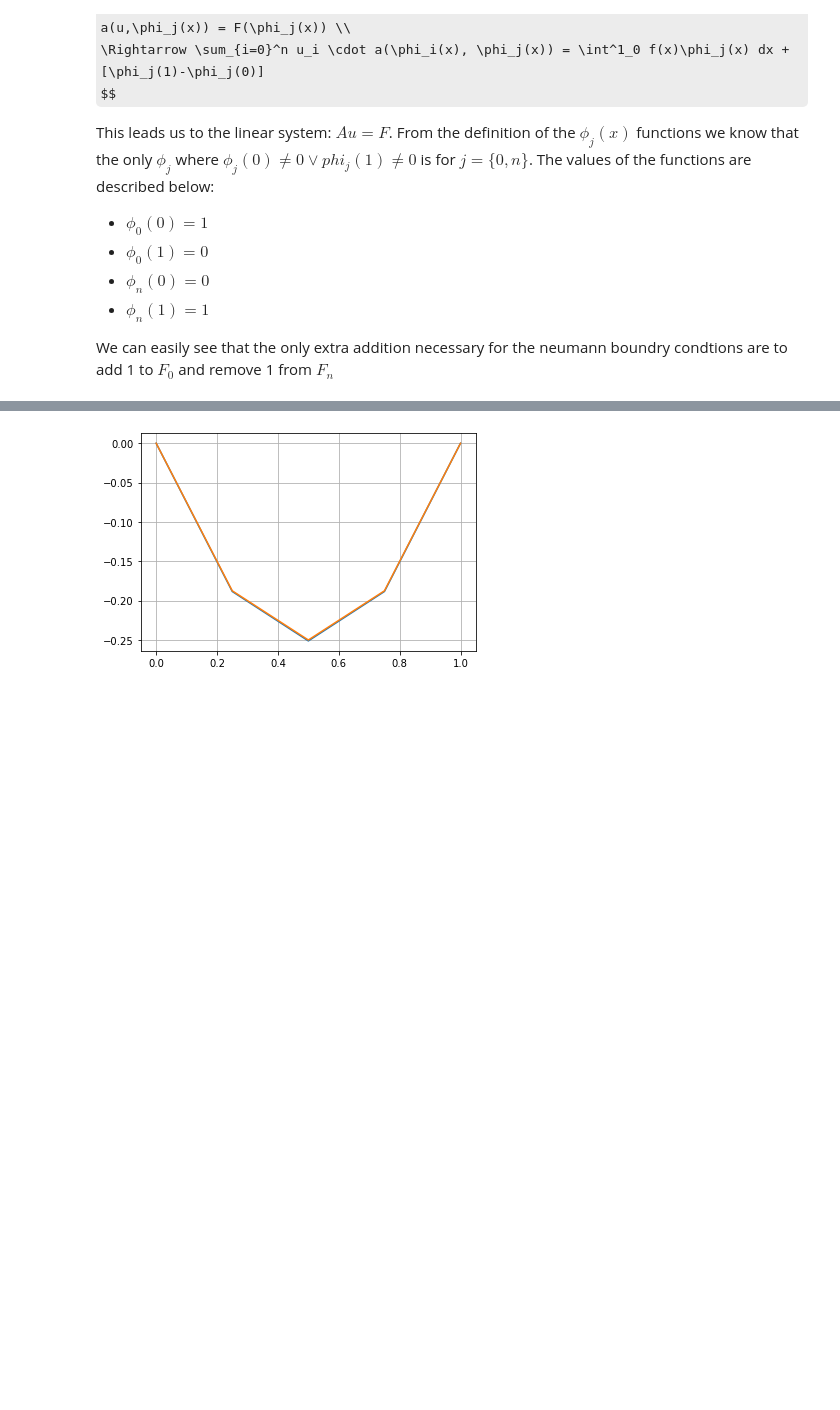
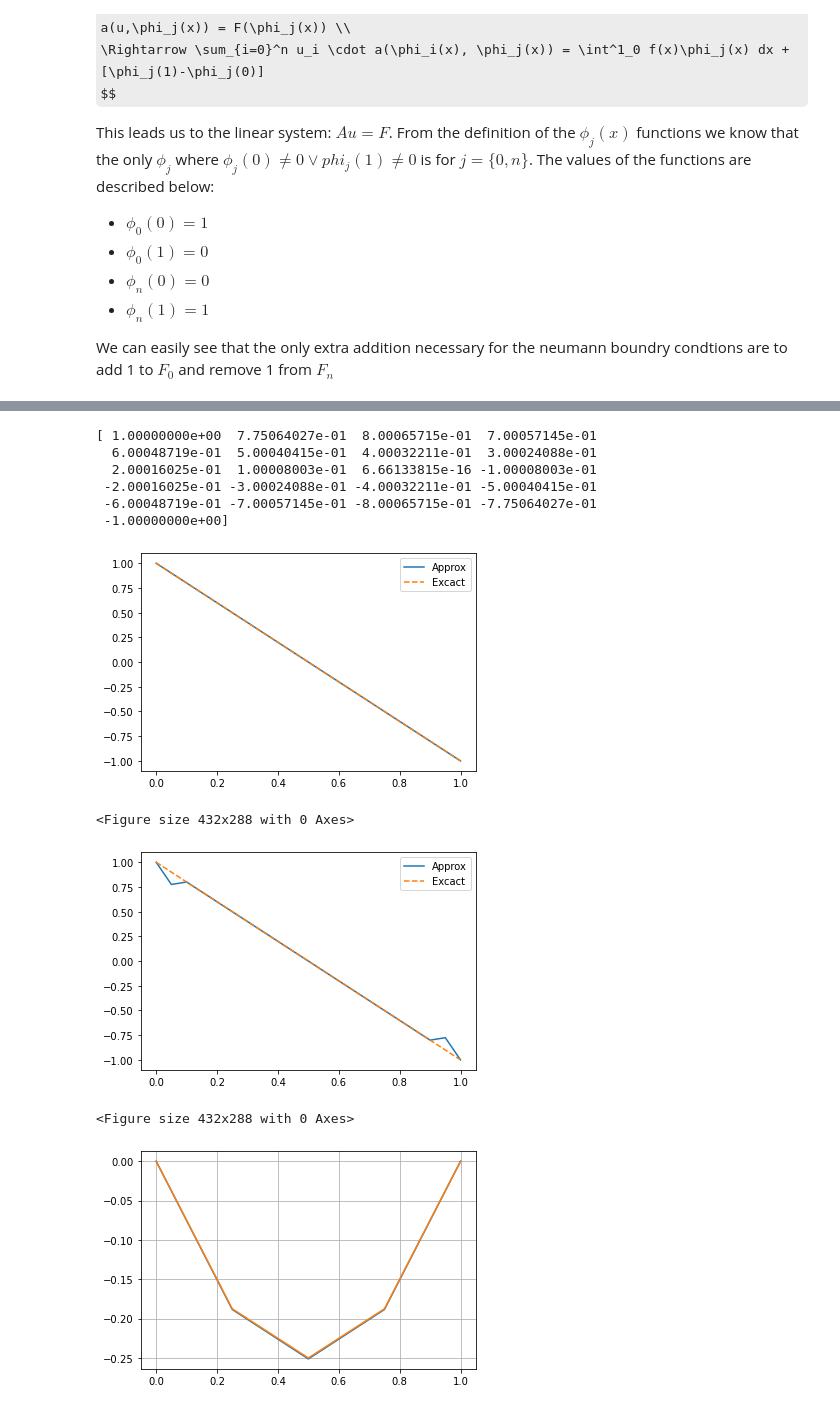
Before and after one commit to augustskog/TMA4220-Project-1, a Jupyter notebook: Project 1.ipynb, the cells around one changed output, grey strips where cells are left out. Cells and saved outputs as stored; diff of their text form; code cells hidden in the pictures; some formulas as TeX source; blank space fills up the shorter version.

```diff
--- a/Project 1.ipynb
+++ b/Project 1.ipynb
@@ -523 +595,58 @@ This results in us having to modify the first and last element of the load vecto
+# %%
+p=1
+s=1
+n=11
+mesh = np.linspace(0,1,n)
+NewMesh = np.linspace(0,1,2*n-1)
+
+
+u_0, u_1 = 1,-1
+
+def testFunction(x):
+    return 1-2*x
+def excact(x):
+    return 1-2*x
+
+A1 = loadMatrix1DLinear(mesh,s)
+F1 = loadVector1D(mesh, 1, testFunction, s)
+A1,F1 = applyDirichletStrongly1D(A1,F1,u_0,u_1,n,1)
+solution1Temp = np.linalg.solve(A1,F1)
+
+solution1 = np.zeros(n)
+solution1[0],solution1[-1] = u_0, u_1
+solution1[1:-1] = solution1Temp
+
+A2 = loadMatrix1DQuadratic(mesh,s)
+F2 = loadVector1D(mesh, 2, testFunction, s)
+A2,F2 = applyDirichletStrongly1D(A2,F2,u_0,u_1,n,2)
+solution2Temp = np.linalg.solve(A2,F2)
+
+solution2 = np.zeros(2*n-1)
+solution2[0],solution2[-1] = u_0, u_1
+solution2[1:-1] = solution2Temp
+
+plt.figure()
+plt.plot(mesh, solution1, label = "Approx")
+plt.plot(mesh, excact(mesh), "--", label = "Excact")
+plt.legend()
+plt.figure()
+
+plt.figure()
+plt.plot(NewMesh, solution2, label = "Approx")
+plt.plot(mesh, excact(mesh), "--", label = "Excact")
+plt.legend()
+plt.figure()
+
+print(solution2)
+# %% [output]
+[ 1.00000000e+00  7.75064027e-01  8.00065715e-01  7.00057145e-01
+  6.00048719e-01  5.00040415e-01  4.00032211e-01  3.00024088e-01
+  2.00016025e-01  1.00008003e-01  6.66133815e-16 -1.00008003e-01
+ -2.00016025e-01 -3.00024088e-01 -4.00032211e-01 -5.00040415e-01
+ -6.00048719e-01 -7.00057145e-01 -8.00065715e-01 -7.75064027e-01
+ -1.00000000e+00]
+[figure, added]
+<Figure size 432x288 with 0 Axes>
+[figure, added]
+<Figure size 432x288 with 0 Axes>
 # %%
```
Also changed, not shown: parts of 5 cells of this notebook.
